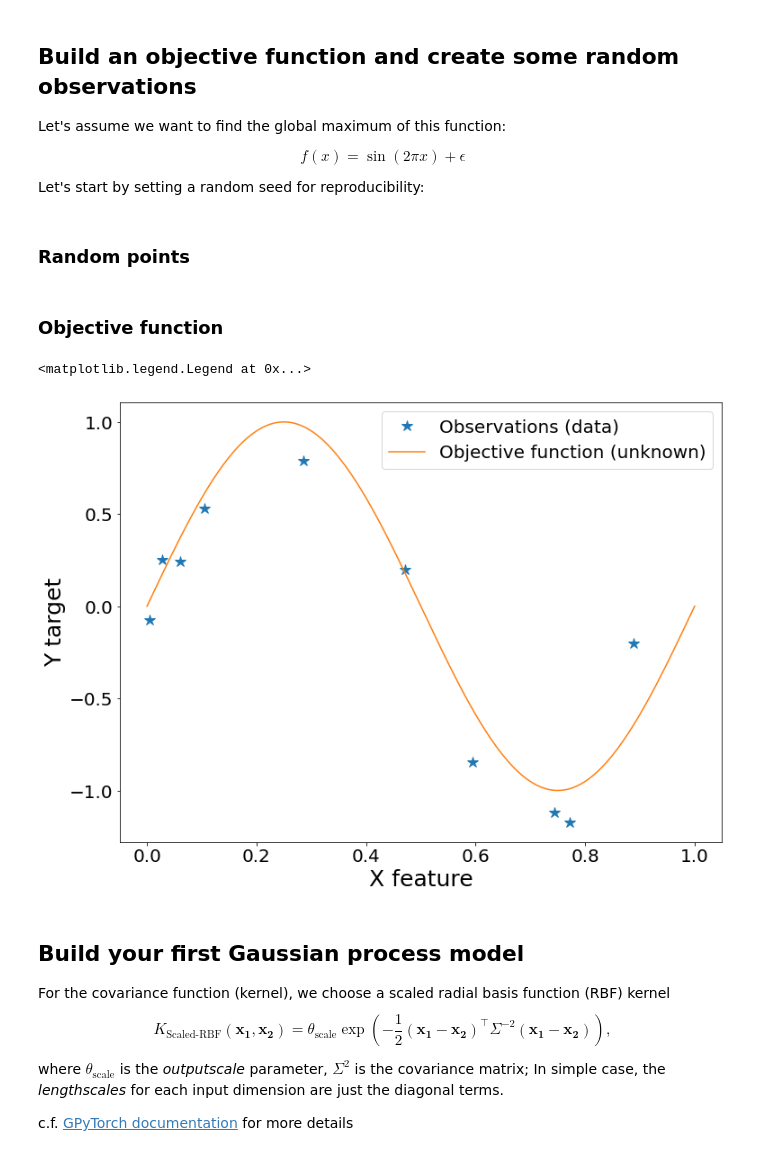
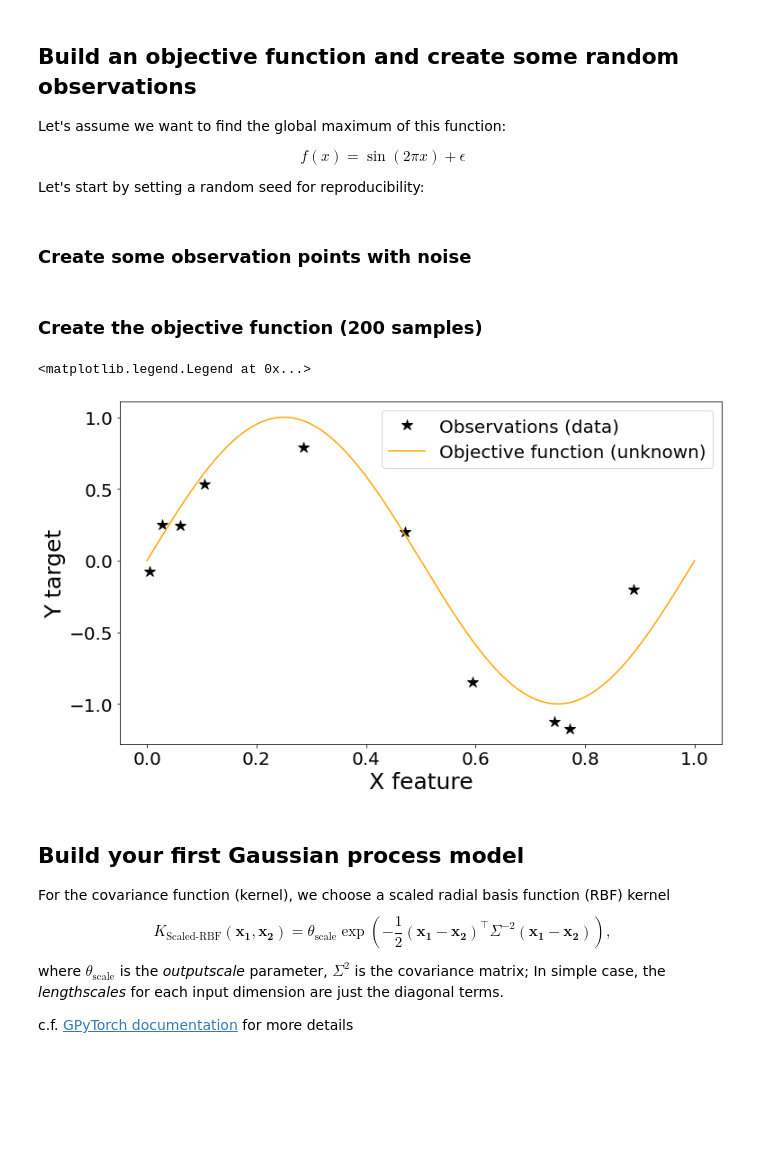
Before and after one commit to aoeftiger/TUDa-NMAP-14, a Jupyter notebook: lecture.ipynb, the cells around one changed output. Saved outputs shown, nothing was run; the diff lists cells and outputs as text; code cells hidden in the pictures; blank space fills up the shorter version.

```diff
--- a/lecture.ipynb
+++ b/lecture.ipynb
@@ -216,28 +228,31 @@ Let's start by setting a random seed for reproducibility:
 random_seed = 3
 rng = torch.random.manual_seed(random_seed)
 # %% [markdown]
-<h3>Random points</h3>
+<h3>Create some observation points with noise</h3>
 # %%
 xmin, xmax = 0, 1
 observations_tot = 10
+noise_level = 0.2  # add some white noise to observations
 observations_x = torch.rand(observations_tot, 1, generator=rng) * (xmax - xmin) + xmin
-observations_y = (torch.sin(observations_x * 2 * np.pi) + torch.randn(size=observations_x.size(), generator=rng) * 0.2)
+observations_y = (torch.sin(observations_x * 2 * np.pi) +
+                  torch.randn(size=observations_x.size(), generator=rng) * noise_level)
 # %% [markdown]
-<h3>Objective function</h3>
+<h3>Create the objective function (200 samples)</h3>
 # %%
-objective_x = torch.linspace(xmin, xmax, 200).reshape(-1, 1)
+samples = 200
+objective_x = torch.linspace(xmin, xmax, samples).reshape(-1, 1)
 objective_y = torch.sin(objective_x * 2 * np.pi)
-test_X = torch.linspace(xmin, xmax, 200)
+test_X = torch.linspace(xmin, xmax, samples)
 # %%
-plt.plot(observations_x, observations_y, "*", markersize=12, label="Observations (data)")
-plt.plot(objective_x, objective_y, label="Objective function (unknown)")
+plt.plot(observations_x, observations_y, "*", markersize=12, color='black', label="Observations (data)")
+plt.plot(objective_x, objective_y, color='orange', label="Objective function (unknown)")
 
 plt.xlabel("X feature")
 plt.ylabel("Y target")
 plt.legend()
 # %% [output]
 <matplotlib.legend.Legend at 0x...>
-[figure, old version]
+[figure, new version]
 # %% [markdown]
 <h2>Build your first Gaussian process model</h2>
 
```
Also changed, not shown: parts of 69 cells of this notebook, 2 other files.
